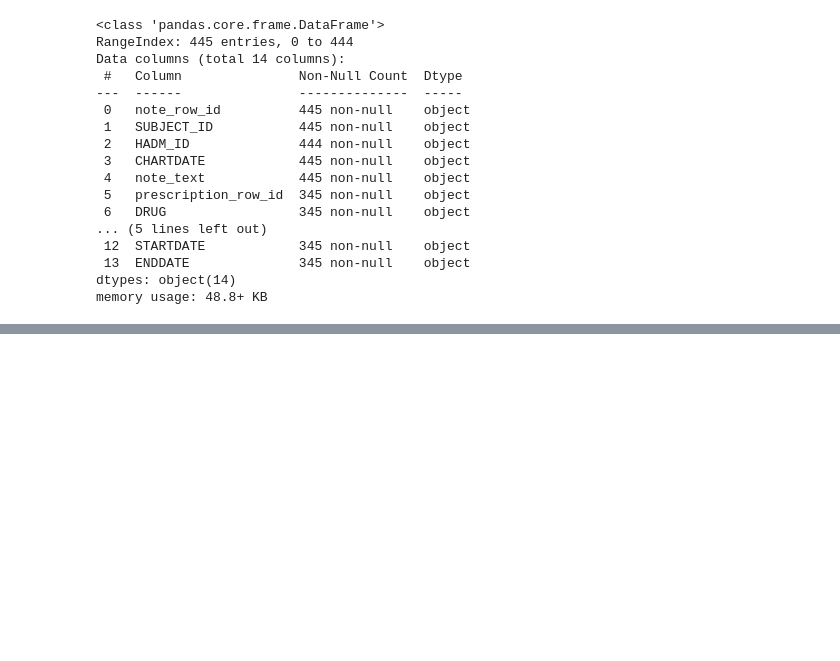
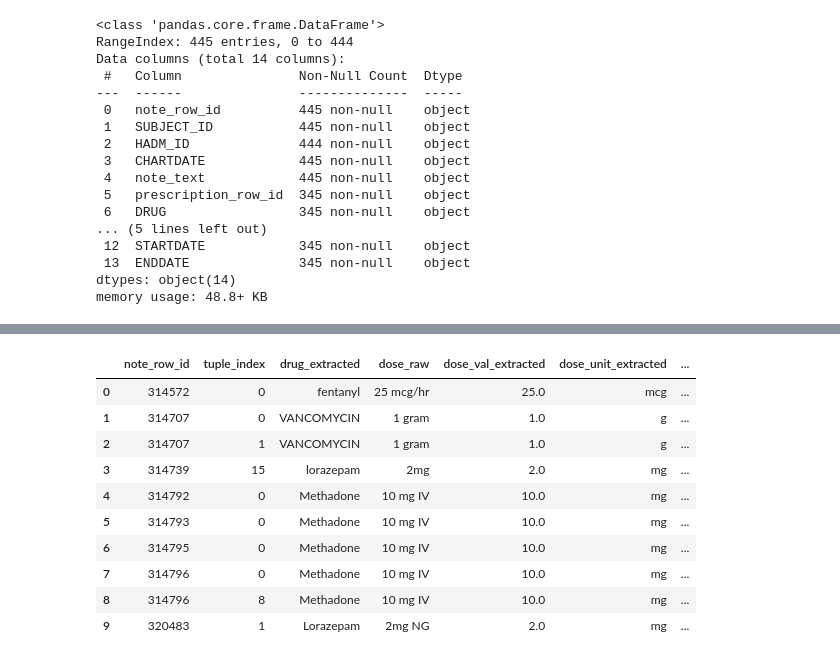
Before and after one commit to OWurst/AI_In_Healthcare_HRP, a Jupyter notebook: HRP_Drug_Amount_Identification_and_Flagging.ipynb, the cells around one changed output, grey strips where cells are left out. Cells and saved outputs as stored; diff of their text form; code cells hidden in the pictures; blank space fills up the shorter version.

```diff
--- a/HRP_Drug_Amount_Identification_and_Flagging.ipynb
+++ b/HRP_Drug_Amount_Identification_and_Flagging.ipynb
@@ -806,0 +1415,14 @@ df_unique.to_csv('unique_pharmacy_notes.csv', index=False)
+# %%
+matches_df.head(10)
+# %% [output]
+|  | note_row_id | tuple_index | drug_extracted | dose_raw | dose_val_extracted | dose_unit_extracted | ... |
+| 0 | 314572 | 0 | fentanyl | 25 mcg/hr | 25.0 | mcg | ... |
+| 1 | 314707 | 0 | VANCOMYCIN | 1 gram | 1.0 | g | ... |
+| 2 | 314707 | 1 | VANCOMYCIN | 1 gram | 1.0 | g | ... |
+| 3 | 314739 | 15 | lorazepam | 2mg | 2.0 | mg | ... |
+| 4 | 314792 | 0 | Methadone | 10 mg IV | 10.0 | mg | ... |
+| 5 | 314793 | 0 | Methadone | 10 mg IV | 10.0 | mg | ... |
+| 6 | 314795 | 0 | Methadone | 10 mg IV | 10.0 | mg | ... |
+| 7 | 314796 | 0 | Methadone | 10 mg IV | 10.0 | mg | ... |
+| 8 | 314796 | 8 | Methadone | 10 mg IV | 10.0 | mg | ... |
+| 9 | 320483 | 1 | Lorazepam | 2mg NG | 2.0 | mg | ... |
```
Also changed, not shown: parts of 29 cells of this notebook.
